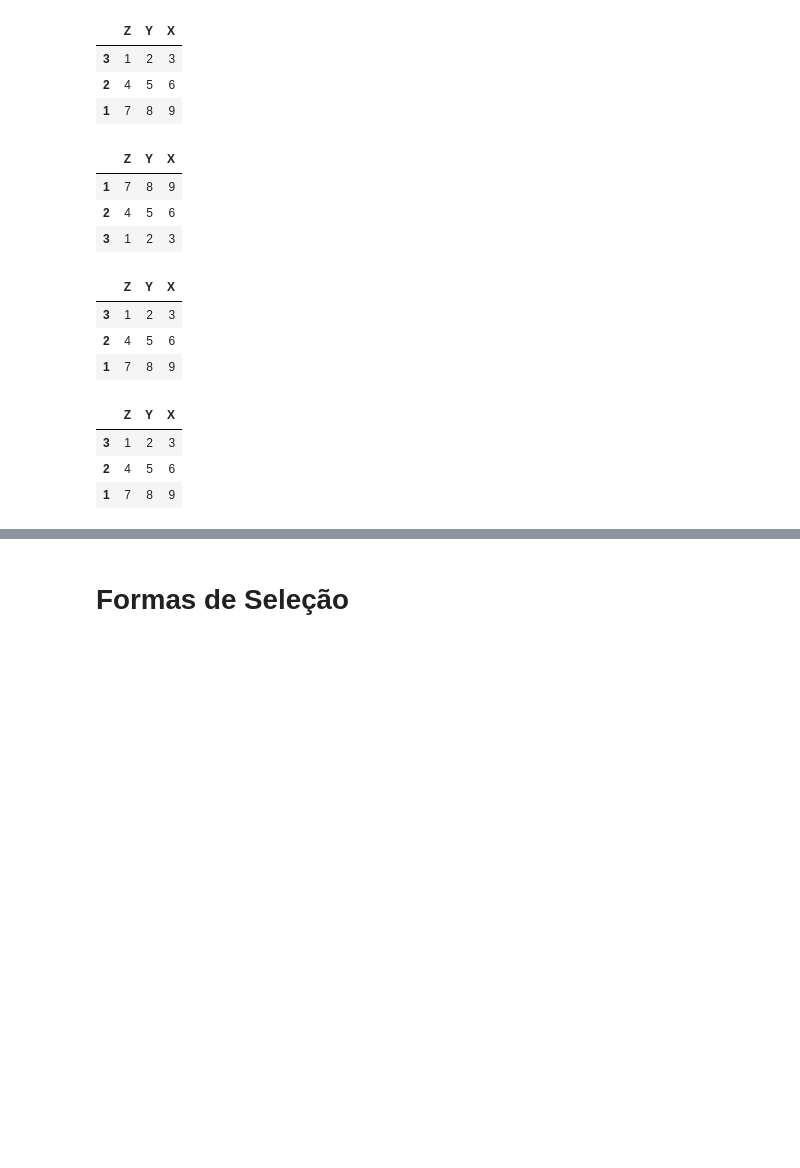
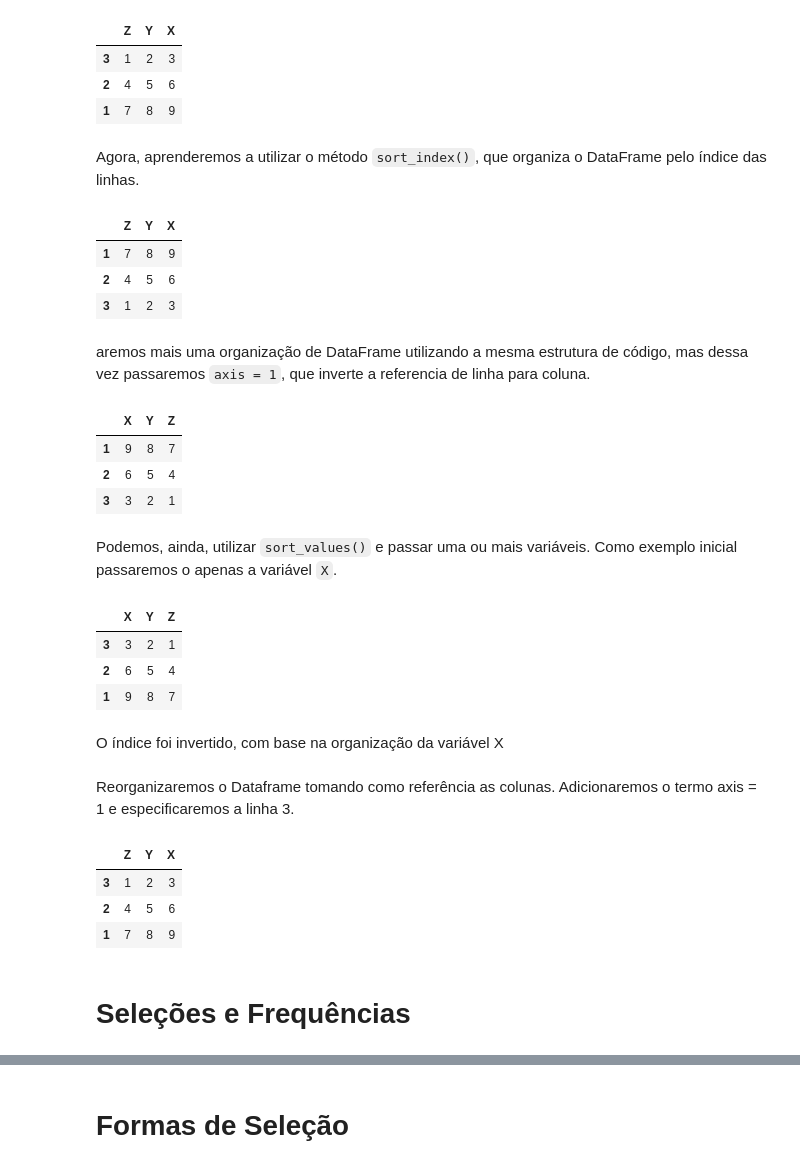
Before and after one commit to dornelles08/Pandas, a Jupyter notebook: Pandas/Pandas.ipynb, the cells around one changed output, grey strips where cells are left out. Drawn from its saved outputs; the diff is of its cells as text; code cells hidden in the pictures; blank space fills up the shorter version.

Commit message:
Adicionando descrições para os codigos

````diff
--- a/Pandas/Pandas.ipynb
+++ b/Pandas/Pandas.ipynb
@@ -193,6 +431,8 @@ df
 | 3 | 1 | 2 | 3 |
 | 2 | 4 | 5 | 6 |
 | 1 | 7 | 8 | 9 |
+# %% [markdown]
+Agora, aprenderemos a utilizar o método ```sort_index()```, que organiza o DataFrame pelo índice das linhas.
 # %%
 df.sort_index(inplace=True)
 df
@@ -201,12 +441,28 @@ df
 | 1 | 7 | 8 | 9 |
 | 2 | 4 | 5 | 6 |
 | 3 | 1 | 2 | 3 |
+# %% [markdown]
+aremos mais uma organização de DataFrame utilizando a mesma estrutura de código, mas dessa vez passaremos ```axis = 1```, que inverte a referencia de linha para coluna.
+# %%
+df.sort_index(inplace=True, axis = 1)
+df
+# %% [output]
+|  | X | Y | Z |
+| 1 | 9 | 8 | 7 |
+| 2 | 6 | 5 | 4 |
+| 3 | 3 | 2 | 1 |
+# %% [markdown]
+Podemos, ainda, utilizar ```sort_values()``` e passar uma ou mais variáveis. Como exemplo inicial passaremos o apenas a variável ```X```.
 # %%
-df.sort_values(by=['X', 'Y'], inplace=True)
+df.sort_values(by='X', inplace=True)
 df
 # %% [output]
-|  | Z | Y | X |
-| 3 | 1 | 2 | 3 |
-| 2 | 4 | 5 | 6 |
-| 1 | 7 | 8 | 9 |
+|  | X | Y | Z |
+| 3 | 3 | 2 | 1 |
+| 2 | 6 | 5 | 4 |
+| 1 | 9 | 8 | 7 |
+# %% [markdown]
+O índice foi invertido, com base na organização da variável X
+# %% [markdown]
+Reorganizaremos o Dataframe tomando como referência as colunas. Adicionaremos o termo axis = 1 e especificaremos a linha 3.
 # %%
@@ -217,3 +473,5 @@ df
 | 3 | 1 | 2 | 3 |
 | 2 | 4 | 5 | 6 |
 | 1 | 7 | 8 | 9 |
+# %% [markdown]
+# Seleções e Frequências
````
Also changed, not shown: parts of 305 cells of this notebook, 5 other files.
